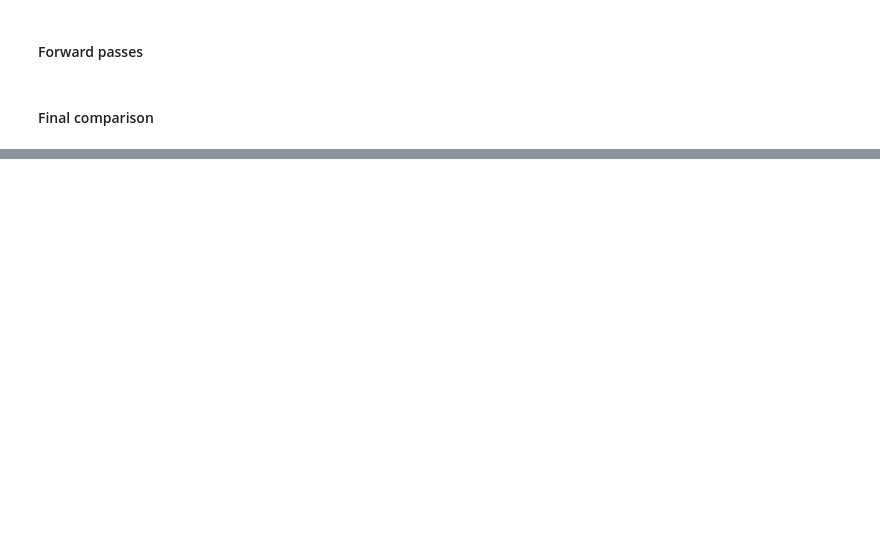
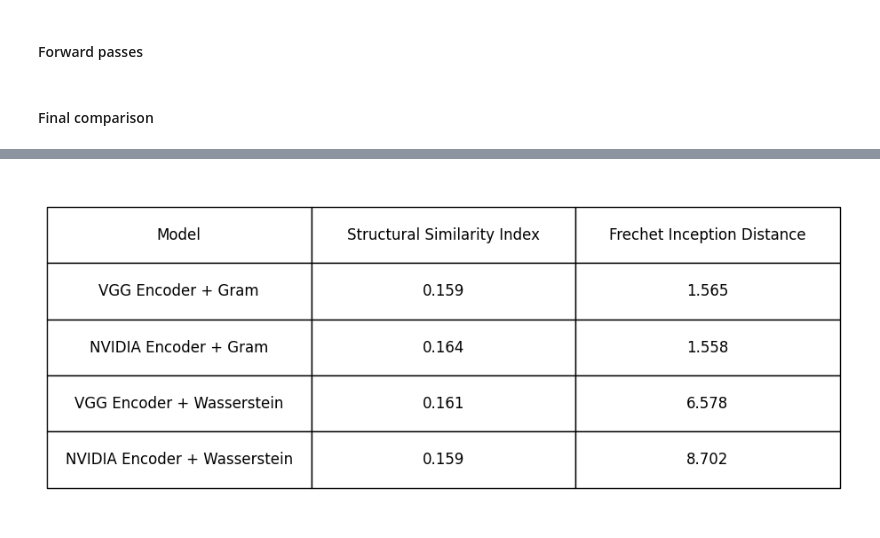
Before and after one commit to AntonioDOrazio/dlai-texture-synthesis, a Jupyter notebook: generate_comparison.ipynb, the cells around one changed output, grey strips where cells are left out. Saved outputs shown, nothing was run; the diff lists cells and outputs as text; code cells hidden in the pictures; blank space fills up the shorter version.

```diff
--- a/generate_comparison.ipynb
+++ b/generate_comparison.ipynb
@@ -168,0 +298,28 @@ plot_images(images, labels, num_images=6)
+# %%
+models_labels = ["vgg_enc_gram", "nvidia_enc_gram", "nvidia_enc_wasserstein", "vgg_enc_wasserstein"]
+# %%
+metrics = {}
+
+for i, model in enumerate(models):
+    metric_sid, metric_ssim = get_metrics(model, test_loader)
+    metrics[models_labels[i]] ={"fid": round(metric_sid,3), "ssim": round(metric_ssim,3)}
+# %%
+import matplotlib.pyplot as plt
+
+data = [['Model', 'Structural Similarity Index', 'Frechet Inception Distance'],
+ ['VGG Encoder + Gram', metrics["vgg_enc_gram"]["ssim"], metrics["vgg_enc_gram"]["fid"]],
+ ['NVIDIA Encoder + Gram', metrics["nvidia_enc_gram"]["ssim"], metrics["nvidia_enc_gram"]["fid"]],
+ ['VGG Encoder + Wasserstein', metrics["vgg_enc_wasserstein"]["ssim"], metrics["vgg_enc_wasserstein"]["fid"]],
+ ['NVIDIA Encoder + Wasserstein', metrics["nvidia_enc_wasserstein"]["ssim"], metrics["nvidia_enc_wasserstein"]["fid"]]]
+
+fig, ax = plt.subplots()
+table = ax.table(cellText=data, loc='center', cellLoc='center')
+
+table.auto_set_font_size(False)
+table.set_fontsize(12)
+table.scale(1.8, 3.8)  # Adjust the table size
+
+ax.axis('off')
+plt.show()
+# %% [output]
+[figure, added]
```
Also changed, not shown: parts of 12 cells of this notebook, 1 other file.
